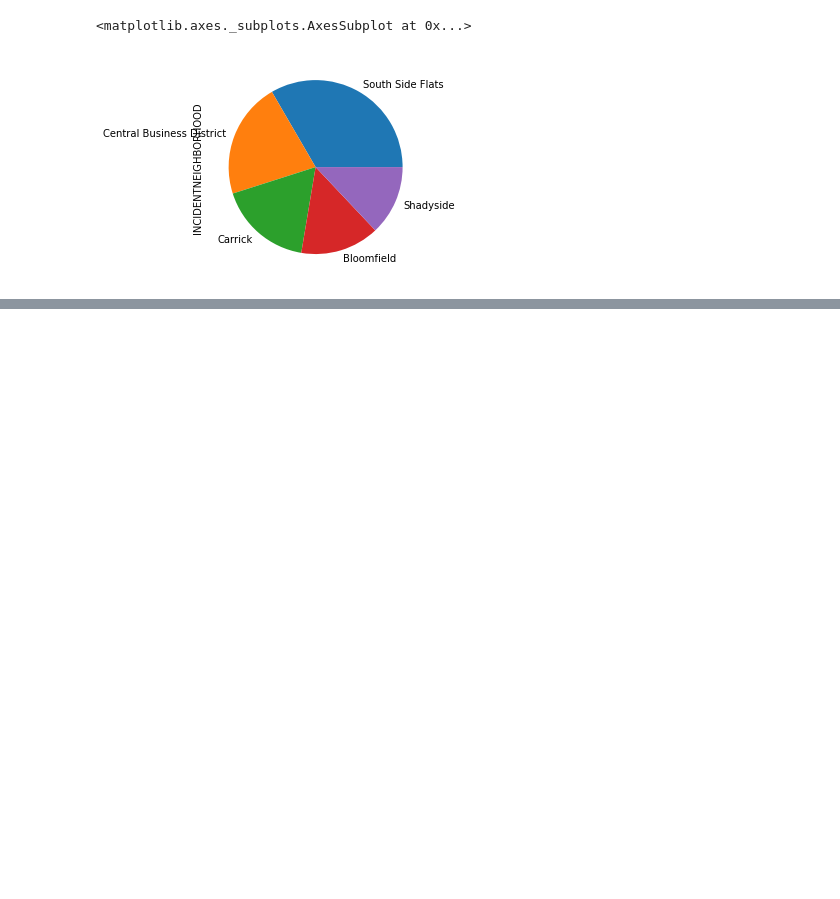
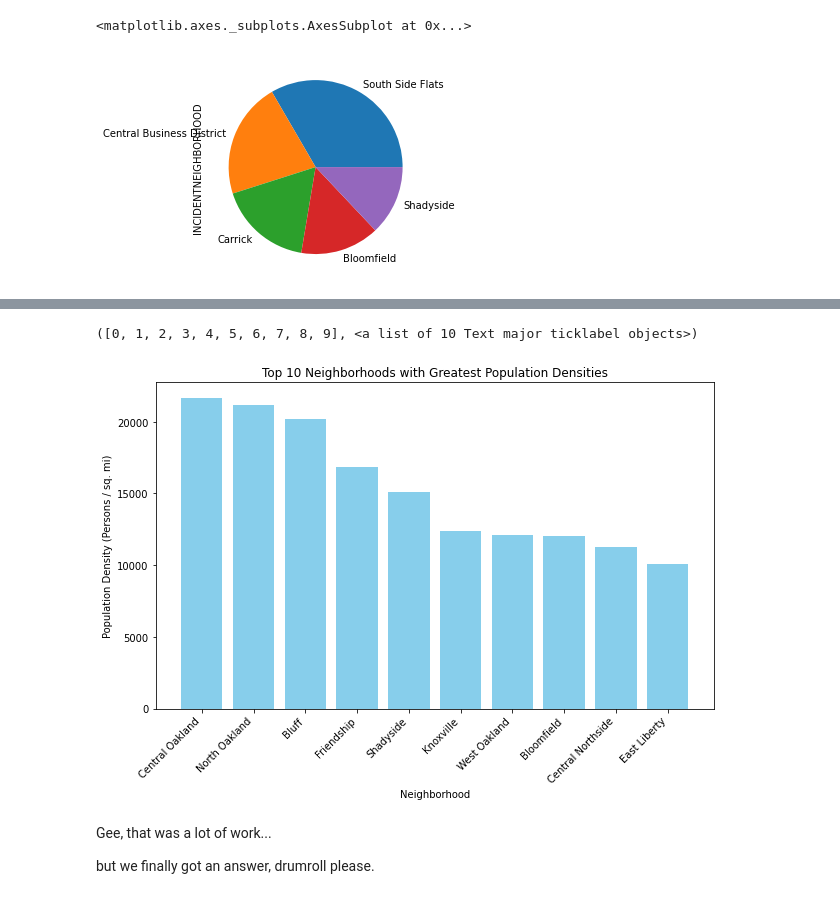
Before and after one commit to JhanviSharma27/Neighborhood-Navigators, a Jupyter notebook: Final.ipynb, the cells around one changed output, grey strips where cells are left out. Drawn from its saved outputs; the diff is of its cells as text; code cells hidden in the pictures; blank space fills up the shorter version.

```diff
--- a/Final.ipynb
+++ b/Final.ipynb
@@ -176,0 +195,3 @@ top_five.plot.pie(subplots=False, figsize=(8, 4))
+# %%
+data = pd.read_csv("popdens.csv", index_col="Neighborhood")
+data.iloc[:]
@@ -176,0 +241,3 @@ top_five.plot.pie(subplots=False, figsize=(8, 4))
+# %%
+data = data.sort_values(by='Persons / sq. mi (2010)', ascending=False)
+data.iloc[:10, 18]
@@ -176,0 +257,18 @@ top_five.plot.pie(subplots=False, figsize=(8, 4))
+# %%
+import matplotlib.pyplot as plt
+
+top_10_neighborhoods = data.head(10)
+
+plt.figure(figsize=(10, 6))
+plt.bar(top_10_neighborhoods.index, top_10_neighborhoods['Persons / sq. mi (2010)'], color='skyblue')
+plt.xlabel('Neighborhood')
+plt.ylabel('Population Density (Persons / sq. mi)')
+plt.title('Top 10 Neighborhoods with Greatest Population Densities')
+plt.xticks(rotation=45, ha='right')
+# %% [output]
+([0, 1, 2, 3, 4, 5, 6, 7, 8, 9], <a list of 10 Text major ticklabel objects>)
+[figure, added]
+# %% [markdown]
+Gee, that was a lot of work...
+
+but we finally got an answer, drumroll please.
```
Also changed, not shown: parts of 16 cells of this notebook, 1 other file.
